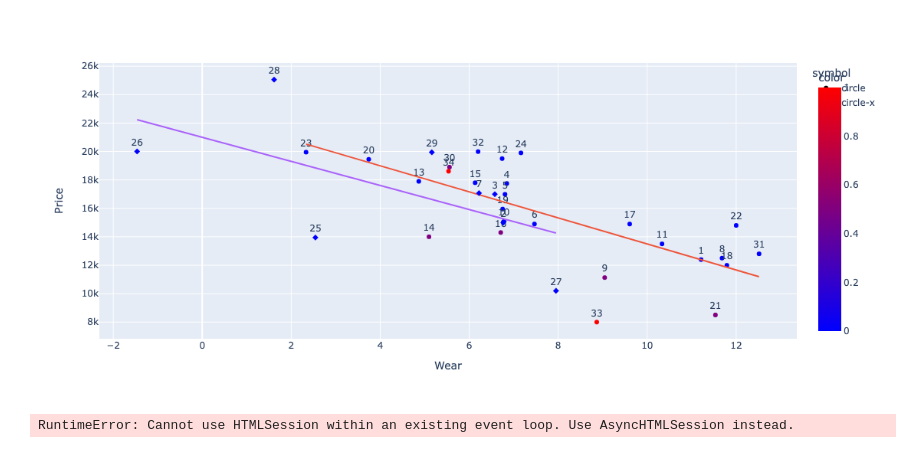
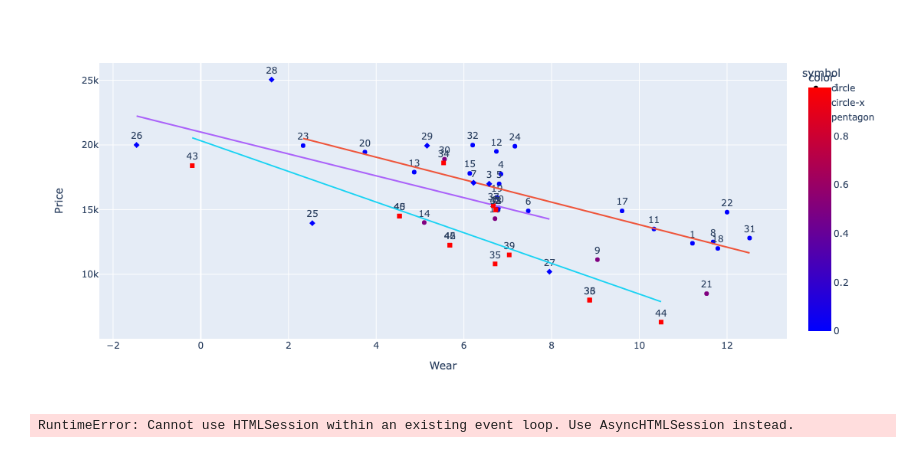
Before and after one commit to bbrame/VanShopping, a Jupyter notebook: Untitled.ipynb, the cells around one changed output. Drawn from its saved outputs; the diff is of its cells as text; code cells hidden in the pictures.

```diff
--- a/Untitled.ipynb
+++ b/Untitled.ipynb
@@ -42,19 +42,19 @@ def read_sheet():
 #df.corr()['Wear']
 # %%
 df = read_sheet()
-df['symbol'] = df['Accident'].apply(lambda a:'circle-x' if a=='x' else 'circle')
+df['symbol'] = df['Vehicle'].map({'Honda - X':'circle-x', 'Honda':'circle', 'Kia':'pentagon'})
 df['color'] = df['Status'].apply(lambda s: 'None' if pd.isna(s) else s).map({'None': 1, 'NO': 0, 'EXPENSIVE': 0, 'SOLD': 0.5})
 px_chart = px.scatter(df, x='Wear', y='Price', trendline='ols', height=500, hover_name='CarNo', hover_data=['Notes', 'Price', 'Mileage', 'Year'],
           text='CarNo', symbol='symbol', color='color', color_continuous_scale=px.colors.sequential.Bluered
 ) #,  , color='CarNo'
 #color_discrete_map = {'None': 'blue', 'NO': 'red', 'SOLD': 'gray'}
 px_chart.update_traces(textposition='top center')
 
 #range_color=[1, ]
 
 #dir(px.colors.sequential)
 # %% [output]
-[figure, old version]
+[figure, new version]
 # %%
 import requests
 from bs4 import BeautifulSoup as BS
```
Also changed, not shown: 2 other files.
